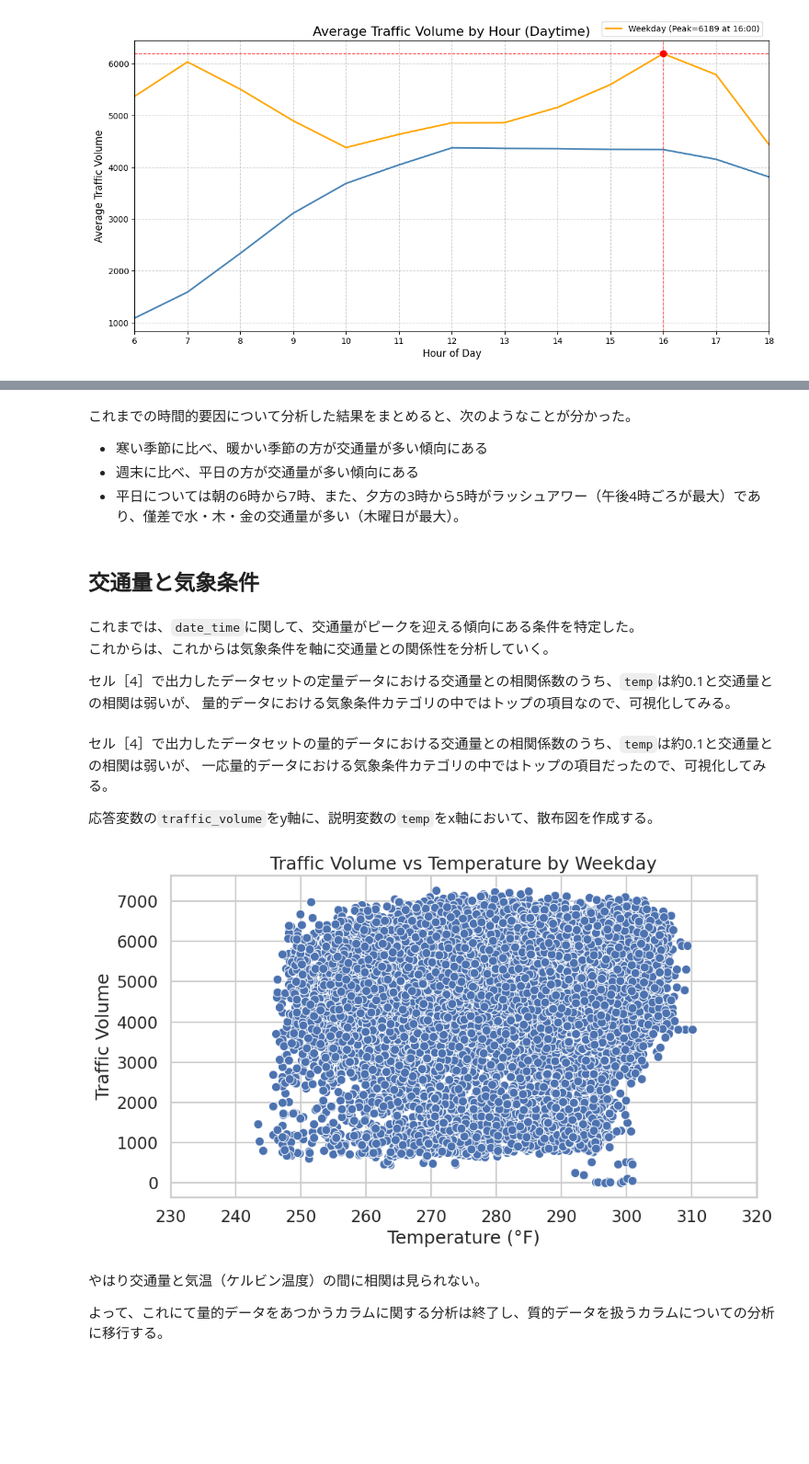
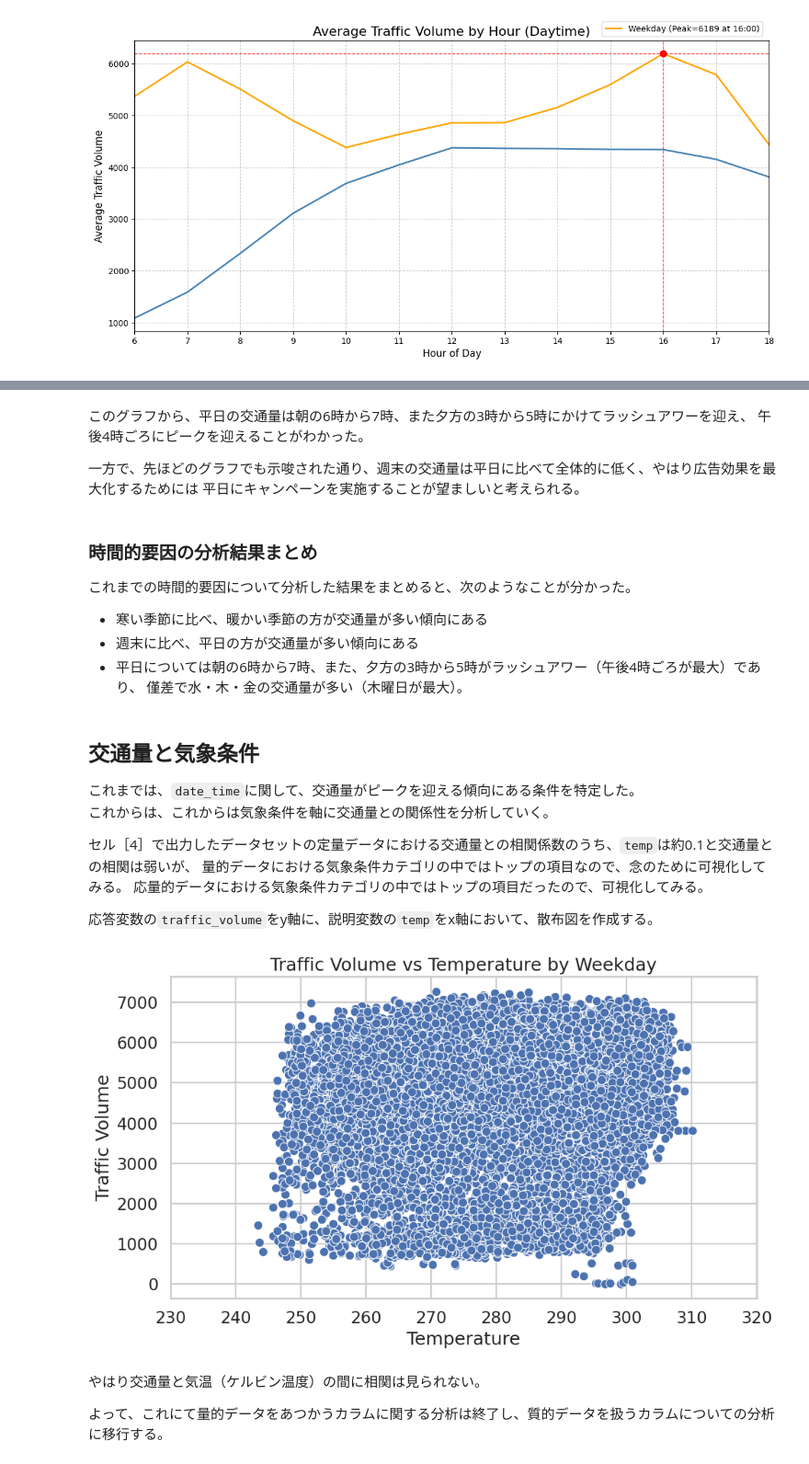
Before and after one commit to Yuji-RE/I-94_traffic_analysis_project, a Jupyter notebook: traffic_analysis_project.ipynb, the cells around one changed output, grey strips where cells are left out. Shown at 92% size. Cells and saved outputs as stored; diff of their text form; code cells hidden in the pictures; blank space fills up the shorter version.

```diff
--- a/traffic_analysis_project.ipynb
+++ b/traffic_analysis_project.ipynb
@@ -695,39 +715,45 @@ plt.show()
+# %% [markdown]
+このグラフから、平日の交通量は朝の6時から7時、また夕方の3時から5時にかけてラッシュアワーを迎え、
+午後4時ごろにピークを迎えることがわかった。
+
+一方で、先ほどのグラフでも示唆された通り、週末の交通量は平日に比べて全体的に低く、やはり広告効果を最大化するためには
+平日にキャンペーンを実施することが望ましいと考えられる。
 # %% [markdown]
+### 時間的要因の分析結果まとめ
+
 これまでの時間的要因について分析した結果をまとめると、次のようなことが分かった。
 
 - 寒い季節に比べ、暖かい季節の方が交通量が多い傾向にある
 - 週末に比べ、平日の方が交通量が多い傾向にある
-- 平日については朝の6時から7時、また、夕方の3時から5時がラッシュアワー（午後4時ごろが最大）であり、僅差で水・木・金の交通量が多い（木曜日が最大）。
+- 平日については朝の6時から7時、また、夕方の3時から5時がラッシュアワー（午後4時ごろが最大）であり、
+僅差で水・木・金の交通量が多い（木曜日が最大）。
-# %% [markdown]
-## 交通量と気象条件
 # %% [markdown]
+## 交通量と気象条件
+
 これまでは、`date_time`に関して、交通量がピークを迎える傾向にある条件を特定した。<br>
 これからは、これからは気象条件を軸に交通量との関係性を分析していく。
 
 セル［4］で出力したデータセットの定量データにおける交通量との相関係数のうち、`temp`は約0.1と交通量との相関は弱いが、
-量的データにおける気象条件カテゴリの中ではトップの項目なので、可視化してみる。
+量的データにおける気象条件カテゴリの中ではトップの項目なので、念のために可視化してみる。
+応量的データにおける気象条件カテゴリの中ではトップの項目だったので、可視化してみる。
+
+応答変数の`traffic_volume`をy軸に、説明変数の`temp`をx軸において、散布図を作成する。
-# %% [markdown]
-セル［4］で出力したデータセットの量的データにおける交通量との相関係数のうち、`temp`は約0.1と交通量との相関は弱いが、
-一応量的データにおける気象条件カテゴリの中ではトップの項目だったので、可視化してみる。
-
-応答変数の`traffic_volume`をy軸に、説明変数の`temp`をx軸において、散布図を作成する。
 # %%
 # --- グラフの描画 ---
 sns.set_theme(style="whitegrid", context="talk")
 plt.figure(figsize=(10, 6))
 
 ax = sns.scatterplot(data=day_time, x="temp", y="traffic_volume")
 
 plt.title("Traffic Volume vs Temperature by Weekday")
-plt.xlabel("Temperature (°F)")
+plt.xlabel("Temperature")
 plt.ylabel("Traffic Volume")
-plt.xlim(
-    230, 320
-)  # 気温データにはケルビン0℃（絶対零度）が含まれているので、調整した範囲を設定
+# 気温データにはケルビン0℃（絶対零度）が含まれているので、調整した範囲を設定
+plt.xlim(230, 320)
 plt.tight_layout()
 plt.show()
 # %% [output]
-[figure, old version]
+[figure, new version]
 # %% [markdown]
 やはり交通量と気温（ケルビン温度）の間に相関は見られない。
 
```
Also changed, not shown: parts of 41 cells of this notebook, 2 other files.
